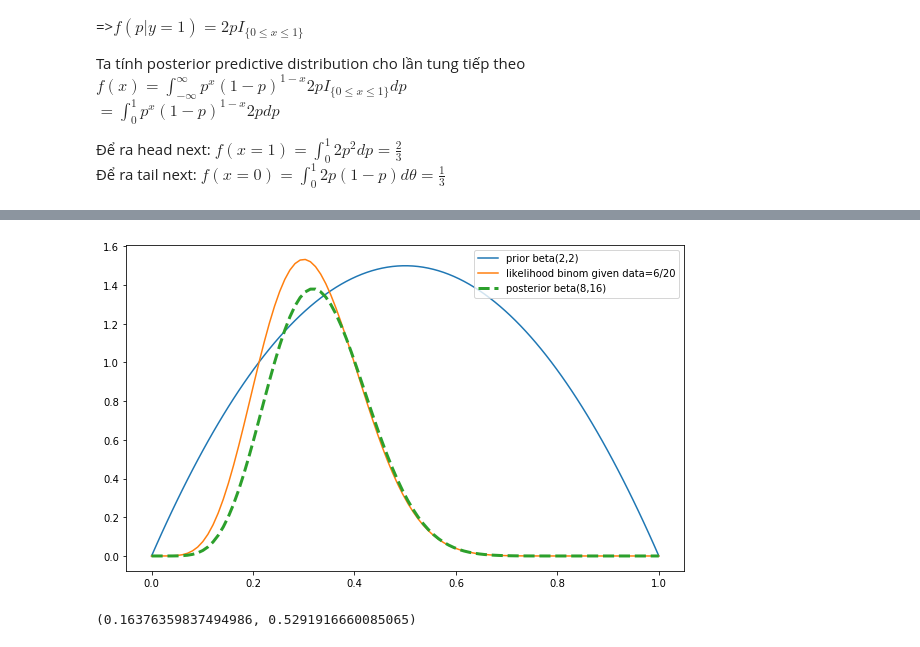
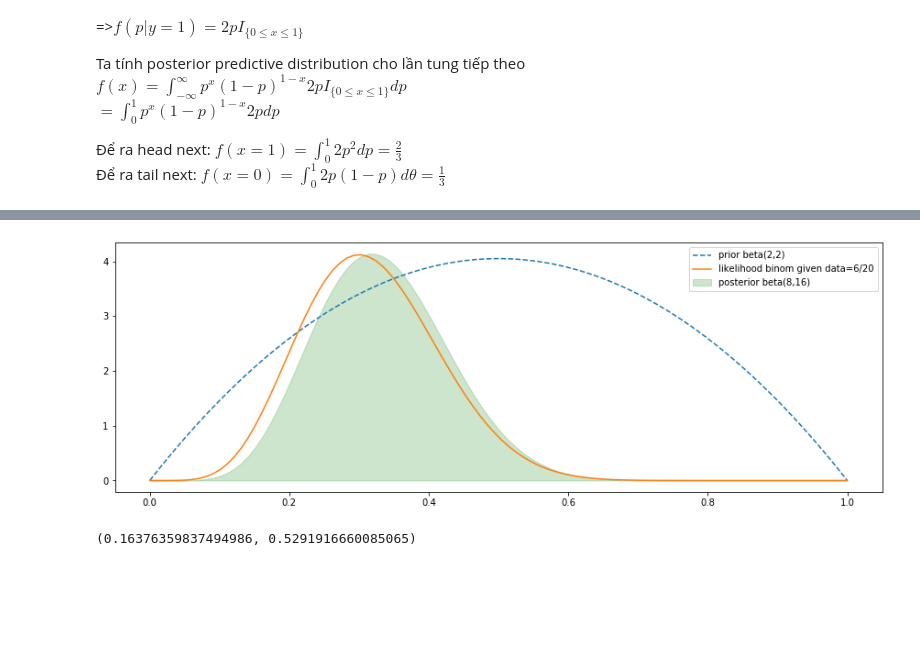
Before and after one commit to nguyetvo/cch-data-notebooks, a Jupyter notebook: unit_4/choosing-prior.ipynb, the cells around one changed output, grey strips where cells are left out. Saved outputs shown, nothing was run; the diff lists cells and outputs as text; code cells hidden in the pictures; blank space fills up the shorter version.

Commit message:
choose prior 2

```diff
--- a/unit_4/choosing-prior.ipynb
+++ b/unit_4/choosing-prior.ipynb
@@ -94,14 +115,13 @@ import numpy as np
 # %%
-# Posterior là beta(a+k, b+n-k) = beta(8,16)
-
+# plot chung 1 khung
 arr = np.linspace(0,1,100)
-plt.figure(figsize=(10,6))
-plt.plot(arr, st.beta(2,2).pdf(arr), label="prior beta(2,2)")
-plt.plot(arr, st.binom(n=20, p=arr).pmf(6)*8, label="likelihood binom given data=6/20")
-plt.plot(arr, st.beta(8,16).pdf(arr)/3, label="posterior beta(8,16)",linestyle="--", linewidth="3")
-plt.legend(loc=1);
+plt.figure(figsize=(15,5))
+plt.fill_between(arr, st.beta(a=8,b=16).pdf(arr), label="posterior beta(8,16)",alpha=0.2, color="green")
+plt.plot(arr, st.beta(2,2).pdf(arr)*2.7, label="prior beta(2,2)", ls="--")
+plt.plot(arr, st.binom(n=20, p=arr).pmf(6)*21.5, label="likelihood binom given data=6/20")
+plt.legend();
 # %% [output]
-[figure, old version]
+[figure, new version]
 # %%
 # khoảng Credible interval 95%
 st.beta(8,16).interval(0.95)
```
Also changed, not shown: parts of 8 cells of this notebook, 1 other file.
